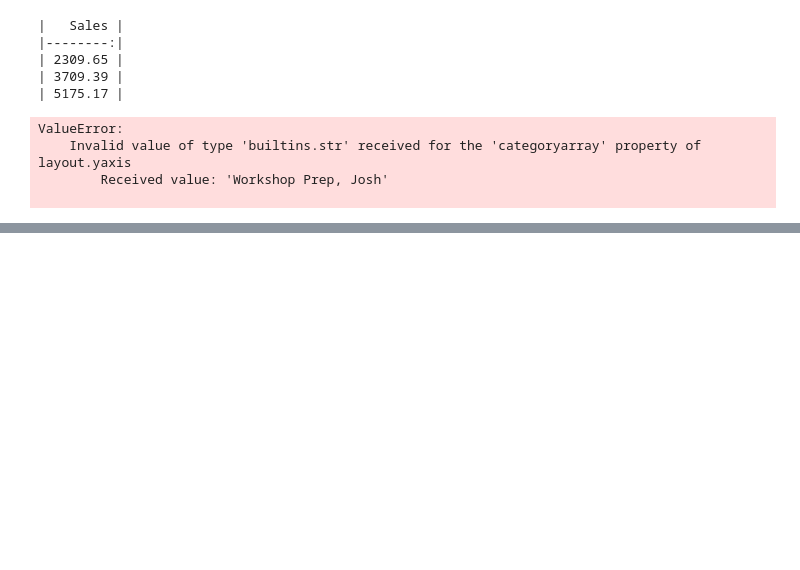
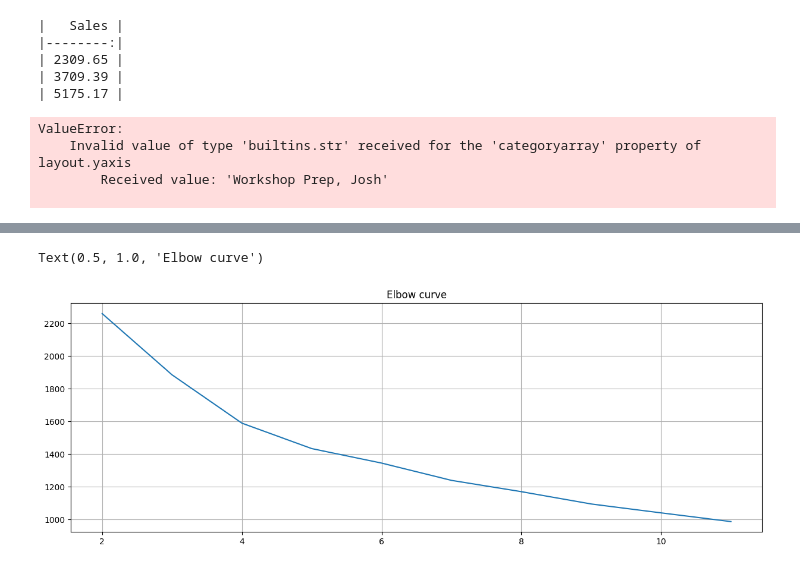
Before and after one commit to joshuajnoble/method-data-viz, a Jupyter notebook: super_store_edav.ipynb, the cells around one changed output, grey strips where cells are left out. Cells and saved outputs as stored; diff of their text form; code cells hidden in the pictures; blank space fills up the shorter version.

Commit message:
clustering explorations

```diff
--- a/super_store_edav.ipynb
+++ b/super_store_edav.ipynb
@@ -750,0 +771,20 @@ sankey_fig.update_layout(title="Superstore Flow")
+# %%
+print(f"{len(superstore['Customer ID'].unique())} {len(superstore['Customer Name'].unique())}")
+#superstore.sort_values(by="CustomerName").groupby(["CustomerID","CustomerName"])["Segment"].count().reset_index().sort_values(by="CustomerName").head(50)
+
+customers = pd.DataFrame({ "Customer Name":superstore['Customer Name'].unique() })
+
+recency = superstore.groupby("Customer Name").agg({"Order Date":"max"}).apply(lambda x:(superstore['Order Date'].max() - x)).reset_index()
+recency = recency.rename({"Order Date":"Last Order"}, axis=1)
+recency["Last Order"] = recency["Last Order"].dt.days
+
+order_count = superstore.drop_duplicates("Order ID",keep="first").groupby("Customer Name").agg({"Order ID":"count"}).reset_index()
+order_count = order_count.rename({"Order ID":"Order Count"}, axis=1)
+
+discounts = superstore.drop_duplicates("Order ID",keep="first").groupby("Customer Name")['Discount'].value_counts().reset_index()
+discounts = discounts[discounts['Discount'] > 0.0].groupby("Customer Name")['count'].sum().reset_index()
+discounts['count'] = discounts['count'] / order_count['Order Count']
+discounts = discounts.rename({"count":"Discounts"}, axis=1)
+
+sales = superstore.groupby("Customer Name").agg({"Sales":"sum"}).reset_index()
+profit = superstore.groupby("Customer Name").agg({"Profit":"sum"}).reset_index()
@@ -750,0 +793,5 @@ sankey_fig.update_layout(title="Superstore Flow")
+# %%
+from functools import reduce
+
+#rfm = pd.merge([customers, recency, frequency, monetary], on='Customer Name', how='inner')
+odsp = reduce(lambda left, right: pd.merge(left, right, on='Customer Name', how='inner'), [customers, order_count, discounts, sales, profit])
@@ -750,0 +807,6 @@ sankey_fig.update_layout(title="Superstore Flow")
+# %%
+from sklearn.preprocessing import StandardScaler,PowerTransformer
+
+PT = PowerTransformer().fit(odsp[['Order Count', 'Sales', 'Profit', 'Discounts']])
+X = pd.DataFrame(PT.transform(odsp[['Order Count', 'Sales', 'Profit', 'Discounts']]),columns=['Order Count', 'Sales', 'Profit', 'Discounts'])
+X.head()
@@ -750,0 +824,15 @@ sankey_fig.update_layout(title="Superstore Flow")
+# %%
+inertia_array = []
+
+for k in range(2, 12):
+    kmeans = KMeans(n_clusters=k)
+    kmeans.fit(X)
+    inertia_array.append(kmeans.inertia_)
+
+fig = plt.figure(figsize=(15, 5))
+plt.plot(range(2, 12), inertia_array)
+plt.grid(True)
+plt.title('Elbow curve')
+# %% [output]
+Text(0.5, 1.0, 'Elbow curve')
+[figure, added]
```
Also changed, not shown: parts of 12 cells of this notebook.
